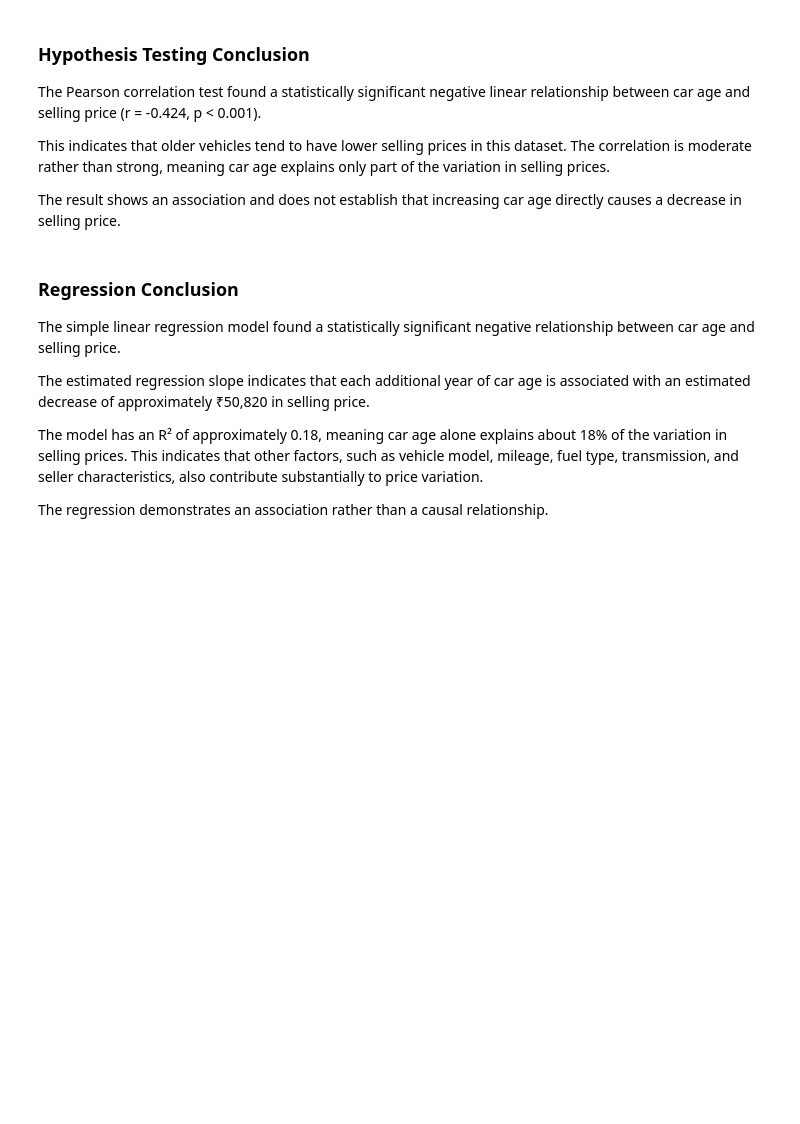
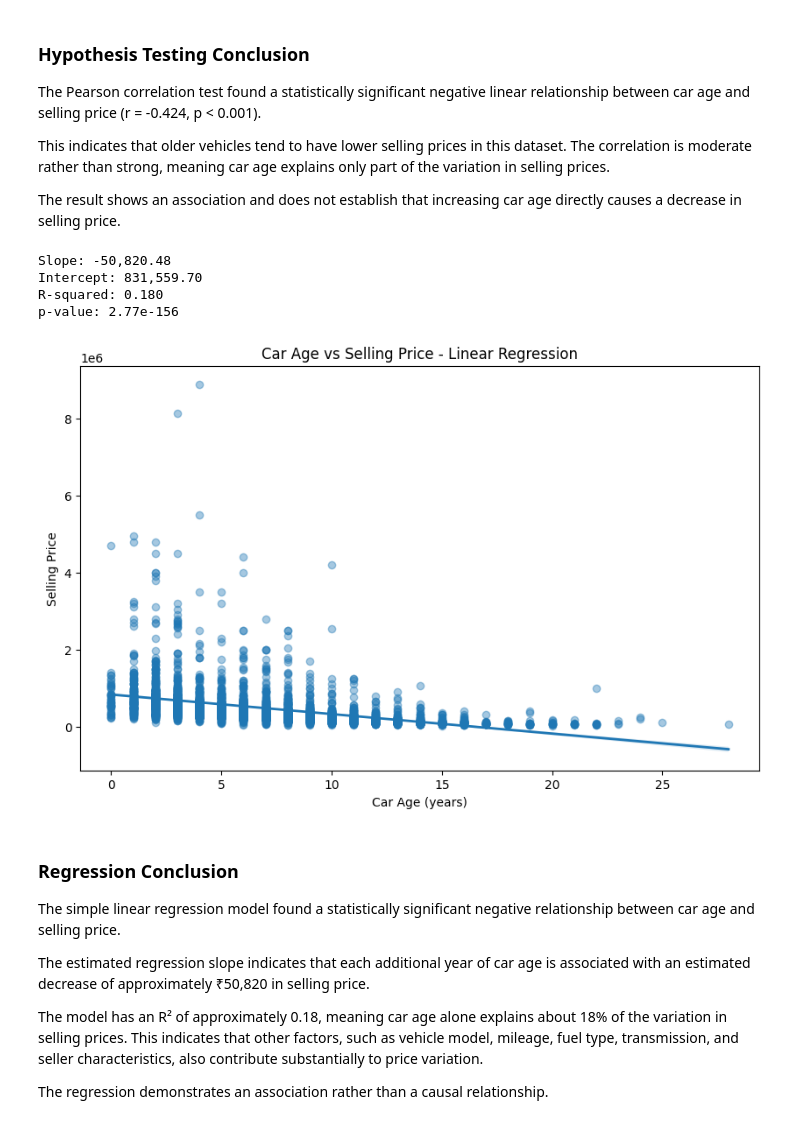
Before and after one commit to omar-elsayed1/Used_Cars_Python_Analysis, a Jupyter notebook: notebooks/03_statistical_analysis.ipynb, the cells around one changed output. Cells and saved outputs as stored; diff of their text form; code cells hidden in the pictures; blank space fills up the shorter version.

```diff
--- a/notebooks/03_statistical_analysis.ipynb
+++ b/notebooks/03_statistical_analysis.ipynb
@@ -173,30 +155,34 @@ This indicates that older vehicles tend to have lower selling prices in this dat
 
 The result shows an association and does not establish that increasing car age directly causes a decrease in selling price.
 # %%
-regression = stats.linregress(
-    df["car_age"],
-    df["selling_price"]
-)
+regression_results = age_price_regression(df)
 
-print(f"Slope: {regression.slope:,.2f}")
-print(f"Intercept: {regression.intercept:,.2f}")
-print(f"R-squared: {regression.rvalue ** 2:.3f}")
-print(f"p-value: {regression.pvalue:.4g}")
+print(f"Slope: {regression_results['slope_car_age']:,.2f}")
+print(f"Intercept: {regression_results['intercept']:,.2f}")
+print(f"R-squared: {regression_results['r_squared']:.3f}")
+print(f"p-value: {regression_results['p_value_car_age']:.4g}")
 
 plt.figure(figsize=(10, 6))
 
 sns.regplot(
     data=df,
     x="car_age",
     y="selling_price",
     scatter_kws={"alpha": 0.4},
     line_kws={"linewidth": 2}
 )
 
 plt.title("Car Age vs Selling Price - Linear Regression")
 plt.xlabel("Car Age (years)")
 plt.ylabel("Selling Price")
+plt.savefig(IMAGES_DIR / "03_car_age_regression.png", dpi=150, bbox_inches="tight")
 plt.show()
+# %% [output]
+Slope: -50,820.48
+Intercept: 831,559.70
+R-squared: 0.180
+p-value: 2.77e-156
+[figure, added]
 # %% [markdown]
 ### Regression Conclusion
 
```
Also changed, not shown: parts of 8 cells of this notebook, 3 other files.
